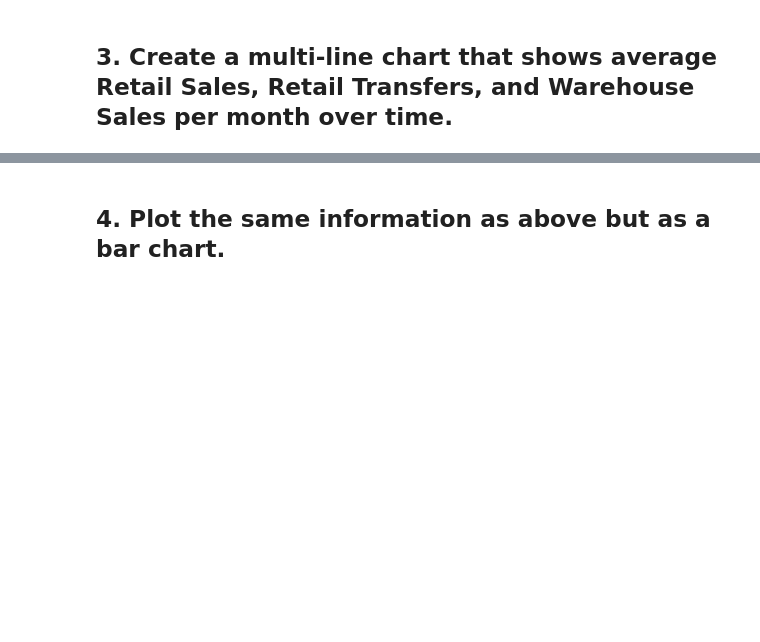
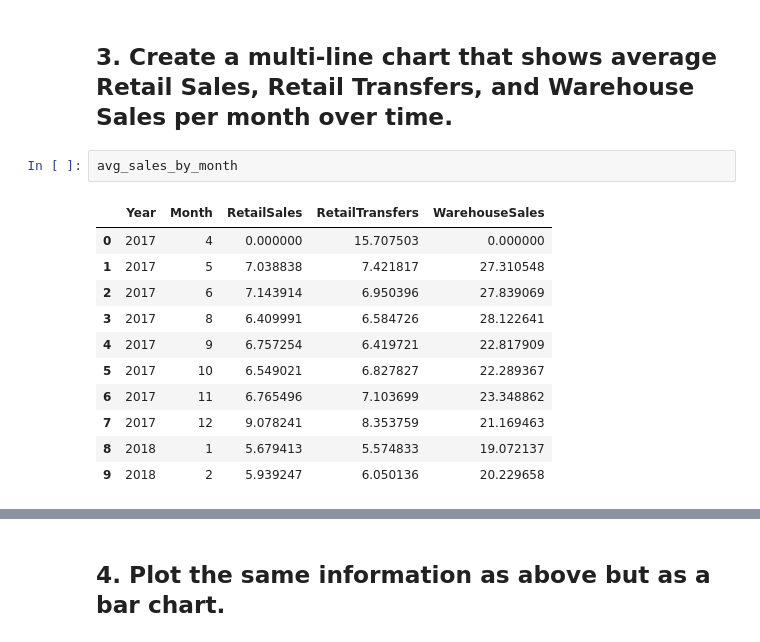
Before and after one commit to ta-data-bcn/lab-plotting-multiple-data-series, a Jupyter notebook: your-code/main.ipynb, the cells around one changed output, grey strips where cells are left out. Drawn from its saved outputs; the diff is of its cells as text; blank space fills up the shorter version.

```diff
--- a/your-code/main.ipynb
+++ b/your-code/main.ipynb
@@ -41,3 +41,17 @@ sales_mix = sales_mix.plot(figsize=(10,5), kind="barh")
 # %% [markdown]
 ## 3. Create a multi-line chart that shows average Retail Sales, Retail Transfers, and Warehouse Sales per month over time.
+# %%
+avg_sales_by_month
+# %% [output]
+|  | Year | Month | RetailSales | RetailTransfers | WarehouseSales |
+| 0 | 2017 | 4 | 0.000000 | 15.707503 | 0.000000 |
+| 1 | 2017 | 5 | 7.038838 | 7.421817 | 27.310548 |
+| 2 | 2017 | 6 | 7.143914 | 6.950396 | 27.839069 |
+| 3 | 2017 | 8 | 6.409991 | 6.584726 | 28.122641 |
+| 4 | 2017 | 9 | 6.757254 | 6.419721 | 22.817909 |
+| 5 | 2017 | 10 | 6.549021 | 6.827827 | 22.289367 |
+| 6 | 2017 | 11 | 6.765496 | 7.103699 | 23.348862 |
+| 7 | 2017 | 12 | 9.078241 | 8.353759 | 21.169463 |
+| 8 | 2018 | 1 | 5.679413 | 5.574833 | 19.072137 |
+| 9 | 2018 | 2 | 5.939247 | 6.050136 | 20.229658 |
 # %%
```
Also changed, not shown: parts of 4 cells of this notebook.
